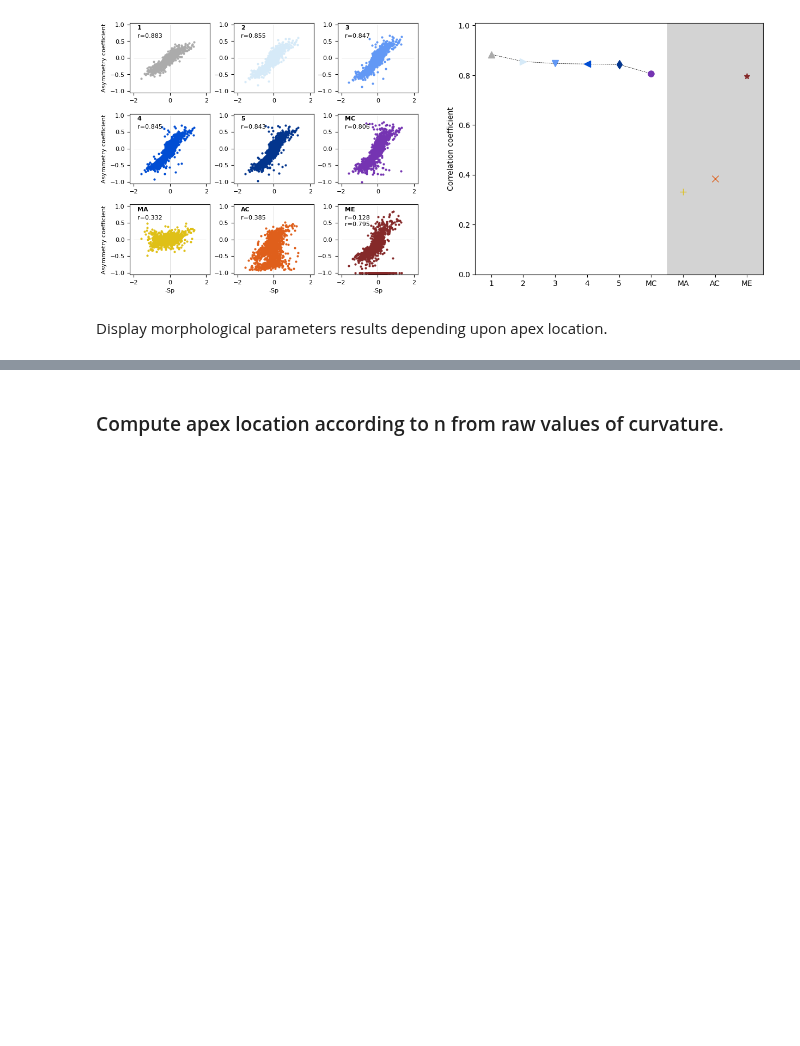
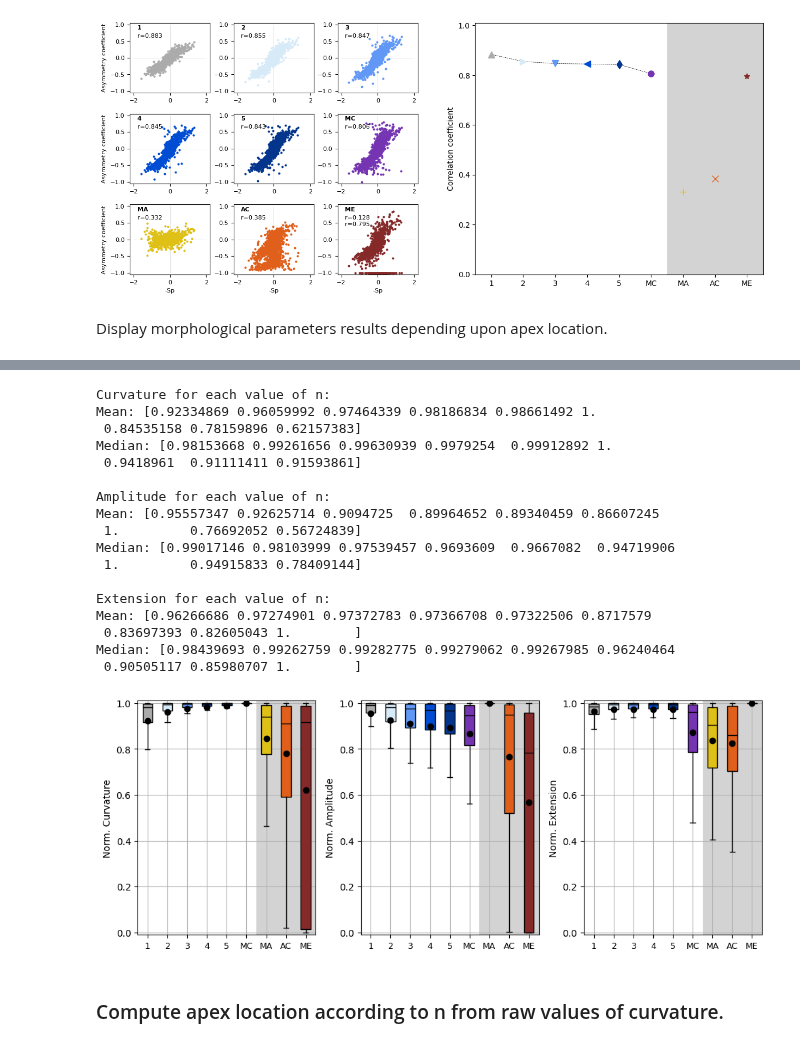
Before and after one commit to martin-lemay/pyBenD, a Jupyter notebook: notebooks/bend_apex_detection.ipynb, the cells around one changed output, grey strips where cells are left out. Cells and saved outputs as stored; diff of their text form; code cells hidden in the pictures; blank space fills up the shorter version.

```diff
--- a/notebooks/bend_apex_detection.ipynb
+++ b/notebooks/bend_apex_detection.ipynb
@@ -1295,3 +1157,58 @@ Kendall coeff: SignificanceResult(statistic=np.float64(0.6087577080302086), pval
+# %%
+fig, axes = plt.subplots(1, 3, figsize=(10, 4))
+
+for i, (prop_name, ylabel) in enumerate(zip(("Curvature", "Amplitude", "Extension"),
+                                 ("Norm. Curvature", "Norm. Amplitude", "Norm. Extension")
+                                )):
+    ax = axes[i]
+    ax,props = df.boxplot(ax=ax, column=prop_name,
+                    showmeans=True, showfliers=False,
+                    patch_artist=True,
+                    flierprops={'marker':'x'},
+                    boxprops={"color":'k'},
+                    whiskerprops={"color":'k'},
+                    medianprops={"color":'k'},
+                    meanprops={'marker':'o', 'markerfacecolor':'k', 'markeredgecolor':'k'},
+                    return_type='both')
+
+    for patch, color in zip(props['boxes'], n_colors):
+        patch.set_facecolor(color)
+
+    patch = plt.Rectangle((6.5, -0.01), 3, 1.02, lw=0, ec="none", fc="lightgray")
+    ax.add_patch(patch)
+
+    ax.set_xticks(np.arange(1, 10), n_labels)
+
+    print(f"{prop_name} for each value of n:")
+    print(f"Mean: {np.nanmean(df[prop_name], axis=0)}")
+    print(f"Median: {np.nanmedian(df[prop_name], axis=0)}")
+    print()
+    ax.set_ylim(-0.01, 1.01)
+    ax.set_ylabel(ylabel)
+    ax.tick_params(axis='x', labelsize=9)
+
+plt.tight_layout()
+plt.savefig(fig_path + "real_bends_morphometry.eps", dpi=150)
+plt.show()
+# %% [output]
+Curvature for each value of n:
+Mean: [0.92334869 0.96059992 0.97464339 0.98186834 0.98661492 1.
+ 0.84535158 0.78159896 0.62157383]
+Median: [0.98153668 0.99261656 0.99630939 0.9979254  0.99912892 1.
+ 0.9418961  0.91111411 0.91593861]
+
+Amplitude for each value of n:
+Mean: [0.95557347 0.92625714 0.9094725  0.89964652 0.89340459 0.86607245
+ 1.         0.76692052 0.56724839]
+Median: [0.99017146 0.98103999 0.97539457 0.9693609  0.9667082  0.94719906
+ 1.         0.94915833 0.78409144]
+
+Extension for each value of n:
+Mean: [0.96266686 0.97274901 0.97372783 0.97366708 0.97322506 0.8717579
+ 0.83697393 0.82605043 1.        ]
+Median: [0.98439693 0.99262759 0.99282775 0.99279062 0.99267985 0.96240464
+ 0.90505117 0.85980707 1.        ]
+[figure, added]
 # %% [markdown]
 ### Compute apex location according to n from raw values of curvature.
 # %%
```
Also changed, not shown: parts of 19 cells of this notebook, 3 other files.
